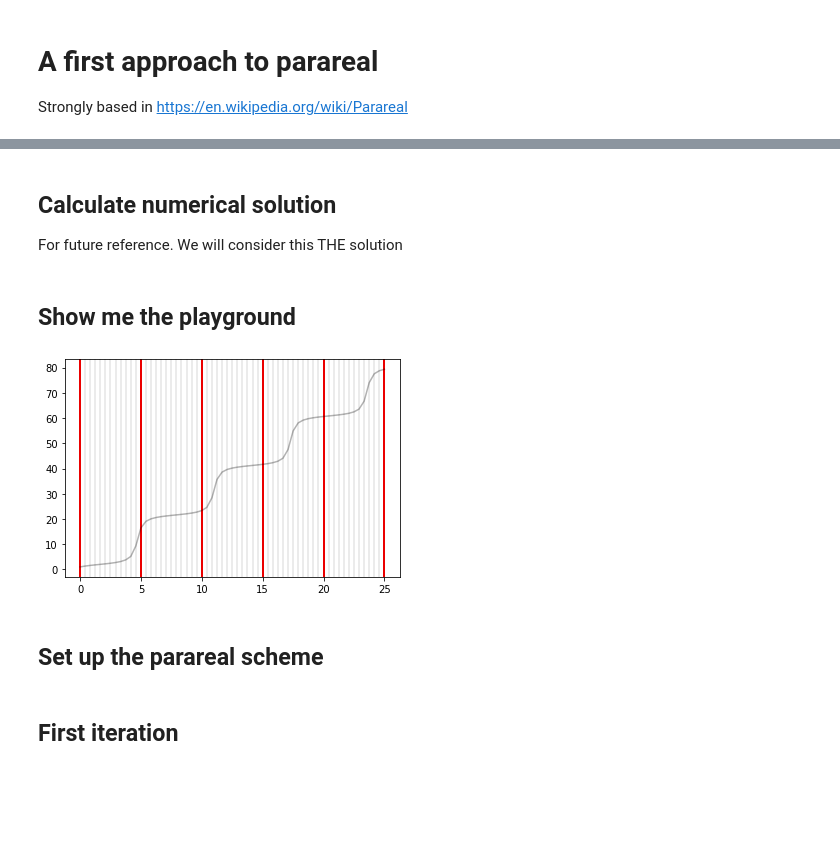
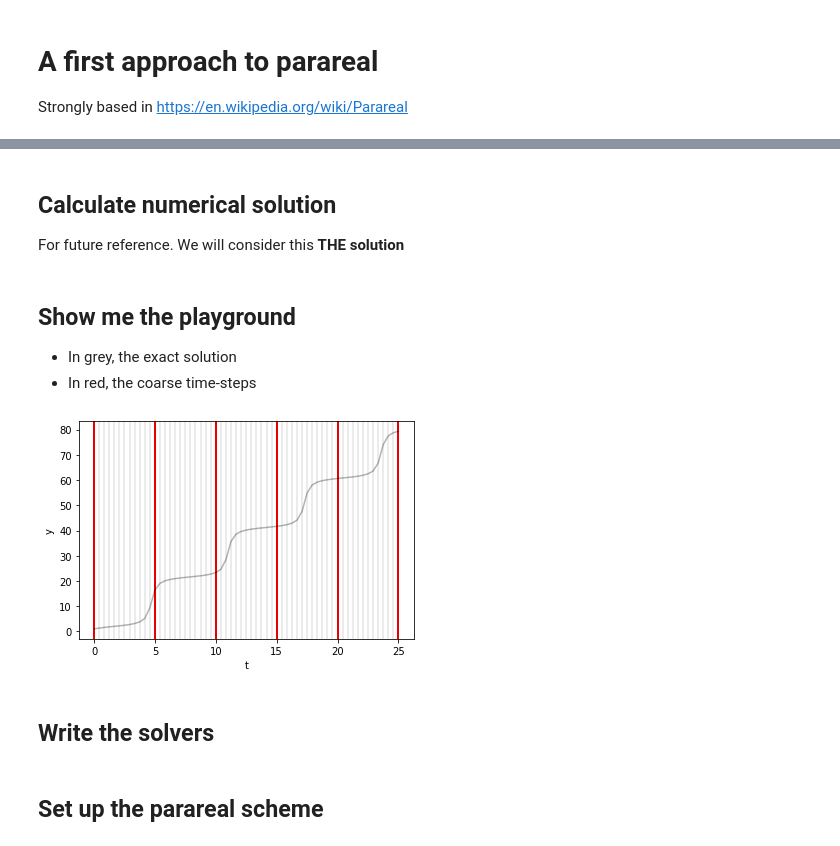
Before and after one commit to ParallelWindfarms/project-documentation, a Jupyter notebook: notebooks/Quick-intro-to-parareal.ipynb, the cells around one changed output, grey strips where cells are left out. Saved outputs shown, nothing was run; the diff lists cells and outputs as text; code cells hidden in the pictures; blank space fills up the shorter version.

```diff
--- a/notebooks/Quick-intro-to-parareal.ipynb
+++ b/notebooks/Quick-intro-to-parareal.ipynb
@@ -22,25 +32,33 @@ ts_coarse = np.linspace(t0, tend, 6)
 ts = np.linspace(t0, tend, 61) # Used just for graphics
 # %% [markdown]
 ## Calculate numerical solution
-For future reference. We will consider this THE solution
+For future reference. We will consider this **THE solution**
 # %%
 sol = odeint(dydt, y0, ts)
 # %% [markdown]
 ## Show me the playground
+
+- In grey, the exact solution
+- In red, the coarse time-steps
 # %%
 def plotpartition(ts, ts_coarse):
     for i in range(0, ts_coarse.size):
         plt.axvline(ts_coarse[i], linewidth = 2, color = 'red')
 
     for i in range(0, ts.size):
         plt.axvline(ts[i], alpha = 0.1, color = 'black')
 
+    plt.xlabel('t')
+    plt.ylabel('y')
+
 
 plotpartition(ts, ts_coarse)
 plt.plot(ts, sol, color = 'black', alpha = 0.3)
 plt.show()
 # %% [output]
-[figure, old version]
+[figure, new version]
+# %% [markdown]
+## Write the solvers
 # %%
 # Solvers
 def G(y0, t0, t):
@@ -86,5 +108,3 @@ def updater(fun, y0, ts):
 # %%
 K = 6 # Number of iterations
 Y = np.ones((ts_coarse.size, K))*y0
-# %% [markdown]
-## First iteration
```
Also changed, not shown: parts of 8 cells of this notebook.
